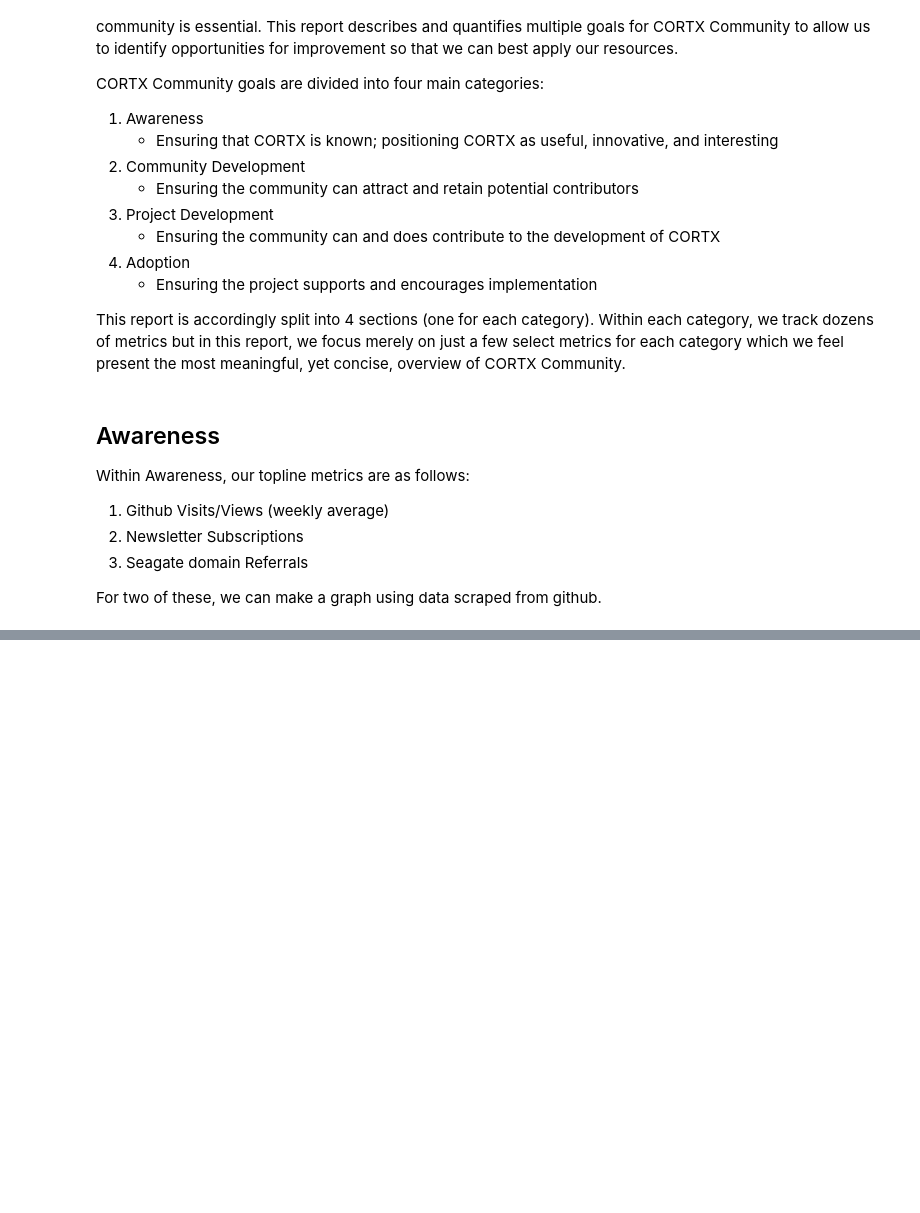
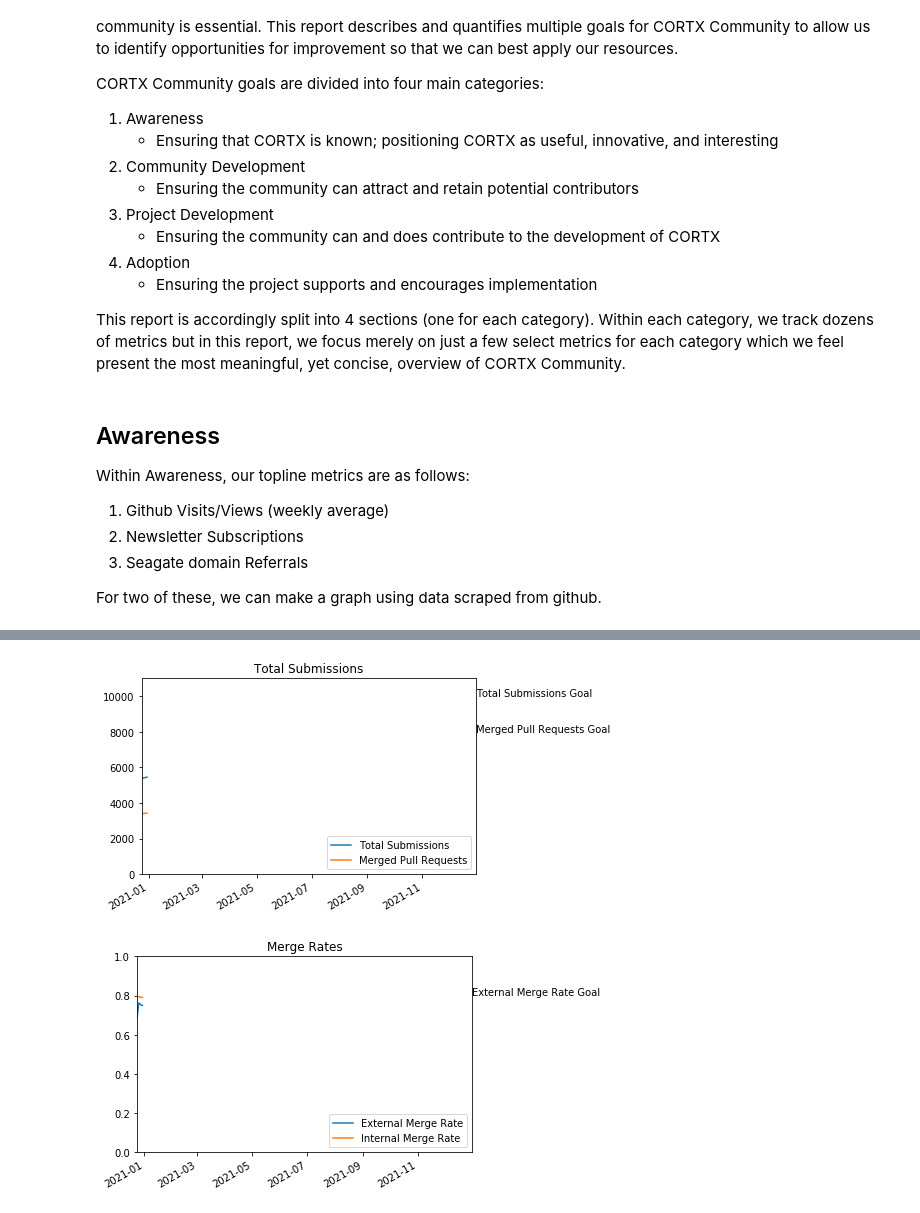
Before and after one commit to Seagate/cortx, a Jupyter notebook: metrics/CORTX_Metrics_Topline_Report.ipynb, the cells around one changed output, grey strips where cells are left out. Saved outputs shown, nothing was run; the diff lists cells and outputs as text; code cells hidden in the pictures; blank space fills up the shorter version.

```diff
--- a/metrics/CORTX_Metrics_Topline_Report.ipynb
+++ b/metrics/CORTX_Metrics_Topline_Report.ipynb
@@ -45,0 +81,26 @@ plt.show()
+# %%
+ts='Total Submissions'
+mp='Merged Pull Requests'
+mr='Merge Rate'
+df['Total Submissions'] = df['pull_requests']+df['issues']
+df['Merged Pull Requests'] = df ['pull_requests_merged']
+mr_columns=[]
+for k in ['external','internal']:
+    mr_column=('%s merge rate' % k).title()
+    df[mr_column] = df['pull_requests_%s_merged' % k] / df['pull_requests_%s' % k]
+    mr_columns.append(mr_column)
+start_date=datetime.datetime(2020,12,24,0,0,0)
+goal_date=datetime.datetime(2021,12,31,0,0,0)
+xlim=(start_date,goal_date)
+ylim=(0,11000)
+columns=['Total Submissions','Merged Pull Requests']
+ts_goal=cg.Goal('Total Submissions Goal',goal_date,10000)
+mp_goal=cg.Goal('Merged Pull Requests Goal',goal_date,8000)
+plt=cg.goal_graph(df=df,title=ts,xlim=xlim,ylim=ylim,columns=columns,goals=[ts_goal,mp_goal])
+plt.show()
+mr_goal=cg.Goal('External Merge Rate Goal',goal_date,0.8)
+plt1=cg.goal_graph(df=df,title='Merge Rates',xlim=xlim,ylim=(0,1),columns=mr_columns,goals=[mr_goal])
+plt1.show()
+# %% [output]
+[figure, added]
+[figure, added]
```
Also changed, not shown: parts of 4 cells of this notebook, 2 other files.
